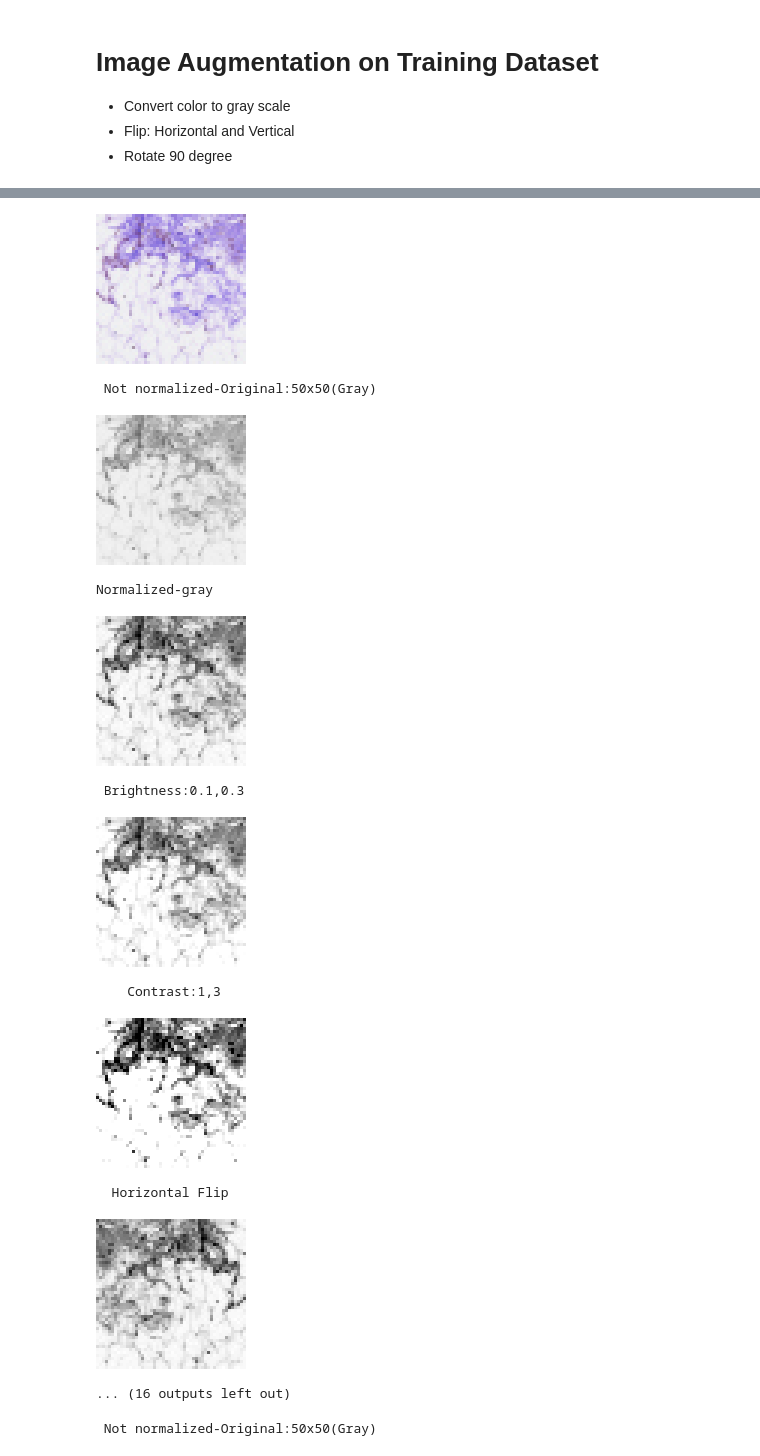
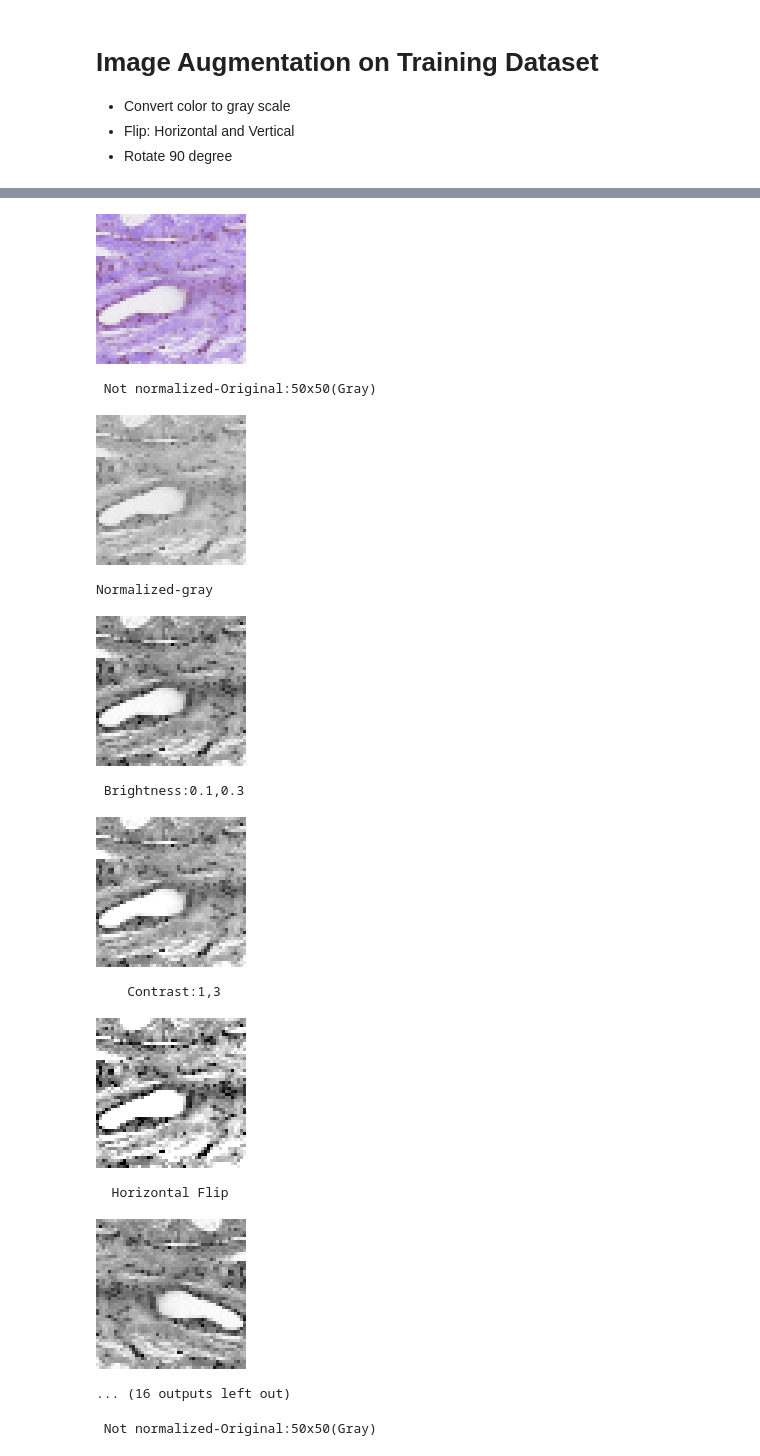
Before and after one commit to heesukjang/W207_AppliedML_Fall2022, a Jupyter notebook: 12_4_933am_AllRun_test_hps_tuning_with_transfer_learning_.ipynb, the cells around one changed output, grey strips where cells are left out. Cells and saved outputs as stored; diff of their text form; code cells hidden in the pictures.

```diff
--- a/12_4_933am_AllRun_test_hps_tuning_with_transfer_learning_.ipynb
+++ b/12_4_933am_AllRun_test_hps_tuning_with_transfer_learning_.ipynb
@@ -380,13 +380,13 @@ from google.colab.patches import cv2_imshow
 target_size=(150,150)
 
 # original: 50x50 rgb
-org_img = load_img(train_0_images_list[0], color_mode ="rgb", target_size=target_size)
+org_img = load_img(train_0_images_list[2], color_mode ="rgb", target_size=target_size)
 org_img_arry = img_to_array(org_img)
 print("  Original:50x50(RGB)");print()
 cv2_imshow(org_img_arry)
 
 # original: 50x50 grayscale
-test_img = load_img(train_0_images_list[0], color_mode ="grayscale", target_size=target_size)
+test_img = load_img(train_0_images_list[2], color_mode ="grayscale", target_size=target_size)
 test_img_arry = img_to_array(test_img)
 print();print(" Not normalized-Original:50x50(Gray)");print()
 cv2_imshow(test_img_arry)
@@ -473,39 +473,39 @@ def zoom_in(ratio, img):
   h_taken = int(z_ratio*h)
   w_taken = int(z_ratio*w)
   h_start = random.randint(0, h-h_taken)
   w_start = random.randint(0, w-w_taken)
   img = img[h_start:h_start+h_taken, w_start:w_start+w_taken, :]
   zoomed_img_gs = cv2.resize(img, (h, w), cv2.INTER_CUBIC)
   return zoomed_img_gs
 zoomed_img_gs = zoom_in(0.6, contrast_img_gs)
 zoomed_img_gs = img_to_array(zoomed_img_gs)
 print();print("   Random Zoom-In");print()
 cv2_imshow(zoomed_img_gs)
 
 # shift the image 5 pixels to the left and 10 pixels down
 M = np.float32([[1, 0, -10], [0, 1, 20]])
 shifted_ld_gs = cv2.warpAffine(norm_test_img_arry, M, (norm_test_img_arry.shape[1], norm_test_img_arry.shape[0]))
 print();print(" RandomShift:LeftDown");print()
 cv2_imshow(shifted_ld_gs)
 
 # shift the image 5 pixels to the right and 10 pixels up
 M = np.float32([[1, 0, 17], [0, 1, -8]])
 shifted_ru_gs = cv2.warpAffine(norm_test_img_arry, M, (norm_test_img_arry.shape[1], norm_test_img_arry.shape[0]))
 print();print(" RandomShift:RightUp");print()
 cv2_imshow(shifted_ru_gs)
 # %% [output]
   Original:50x50(RGB)
-[figure, old version]
+[figure, new version]
  Not normalized-Original:50x50(Gray)
-[figure, old version]
+[figure, new version]
 Normalized-gray
-[figure, old version]
+[figure, new version]
  Brightness:0.1,0.3
-[figure, old version]
+[figure, new version]
     Contrast:1,3
-[figure, old version]
+[figure, new version]
   Horizontal Flip
-[figure, old version]
+[figure, new version]
 ... (16 outputs left out)
 # %%
 # original: 50x50 grayscale
```
Also changed, not shown: parts of 14 cells of this notebook.
